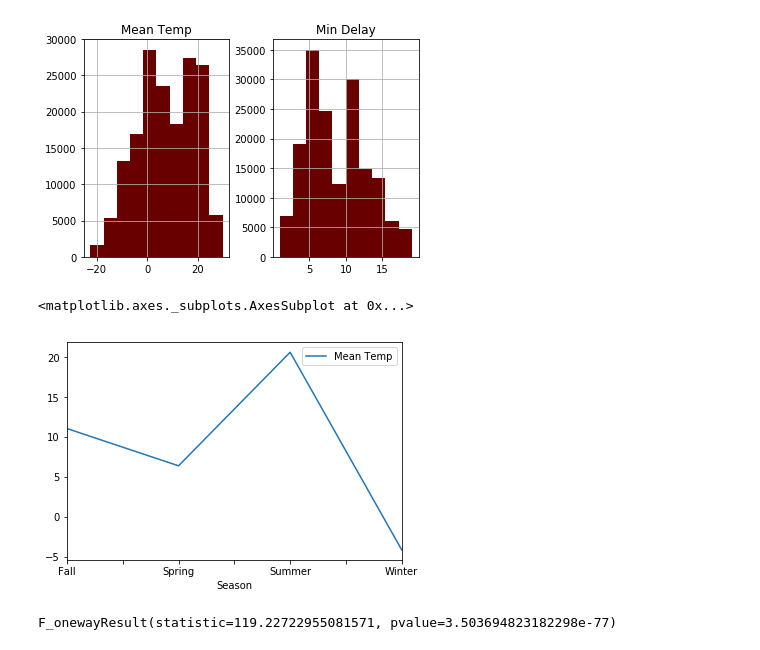
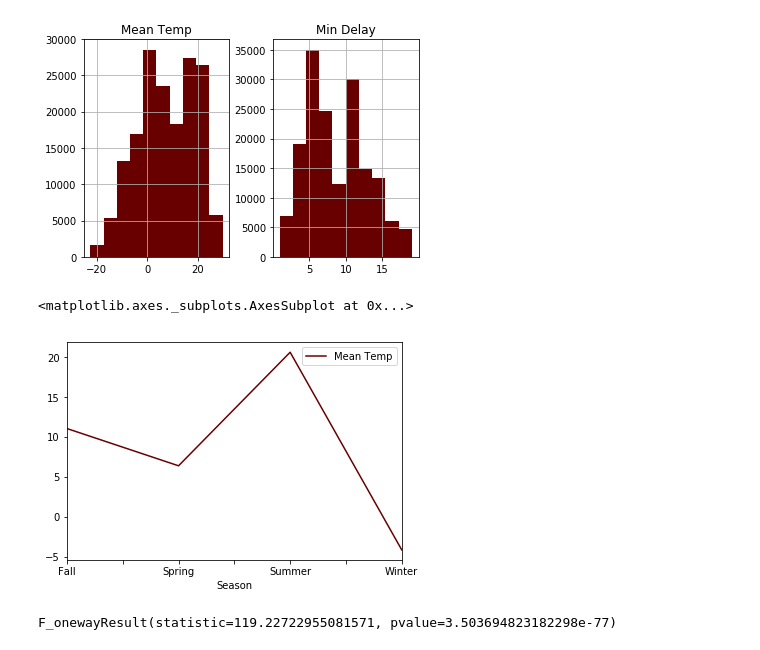
Before and after one commit to sishola/ttc-delays, a Jupyter notebook: Surface Routes/Surface_Route_Analysis.ipynb, the cells around one changed output. Drawn from its saved outputs; the diff is of its cells as text; code cells hidden in the pictures.

```diff
--- a/Surface Routes/Surface_Route_Analysis.ipynb
+++ b/Surface Routes/Surface_Route_Analysis.ipynb
@@ -194,10 +198,10 @@ plt.savefig('./Output/mean_temperature.png')
 # %%
 temp_df = df.groupby(['Season']).agg({'Mean Temp' : 'mean'})#.reset_index()
 temp_df
-temp_df.plot.line()
+temp_df.plot.line(color='#680000')
 # %% [output]
 <matplotlib.axes._subplots.AxesSubplot at 0x...>
-[figure, old version]
+[figure, new version]
 # %%
 ###WL
 group1 = df[df["Season"] == "Fall"]["Min Delay"]
```
Also changed, not shown: parts of 2 cells of this notebook, 41 other files.
